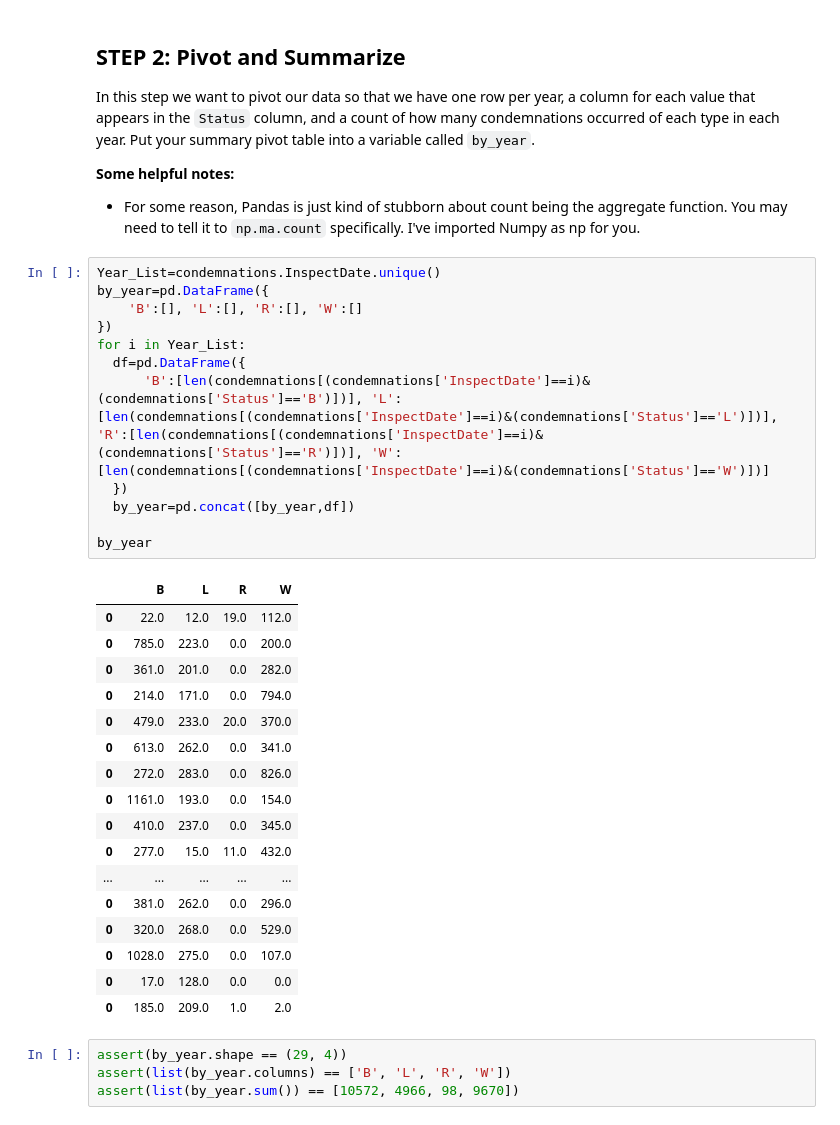
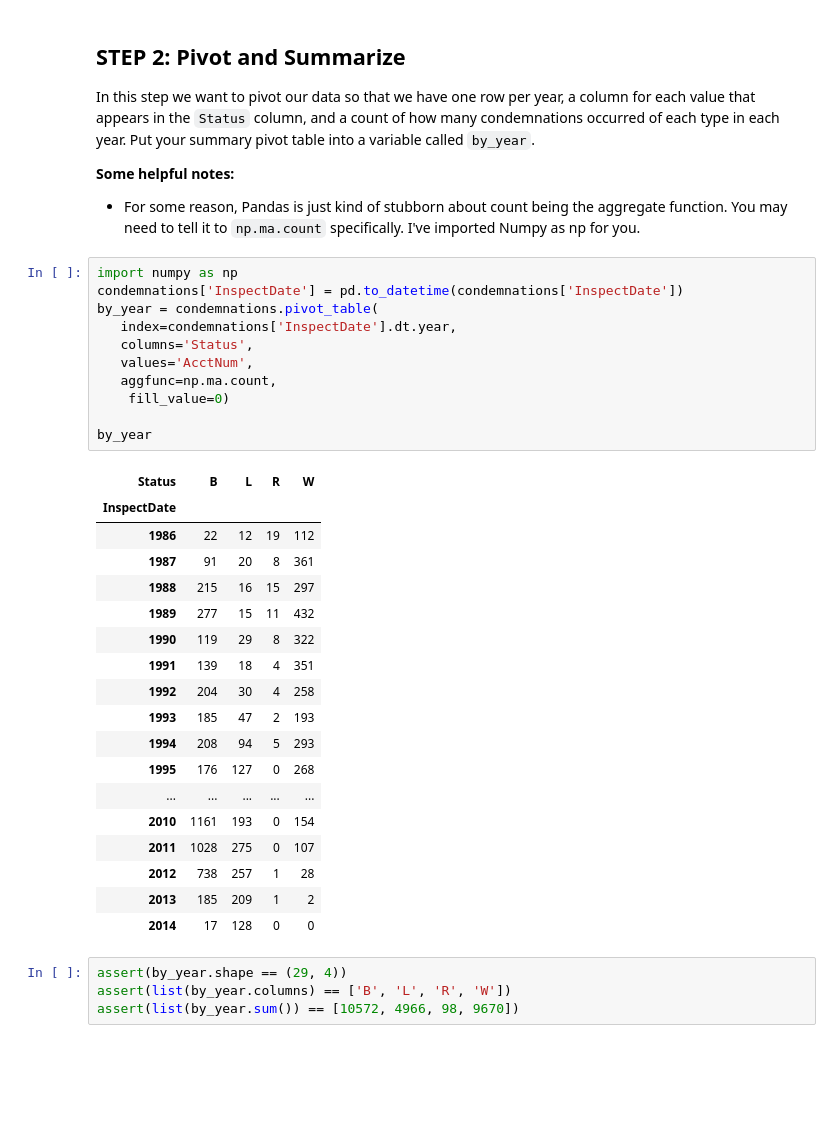
Before and after one commit to 001292420/hds5210-2023, a Jupyter notebook: week12/week12_assignment_2.ipynb, the cells around one changed output. Drawn from its saved outputs; the diff is of its cells as text; blank space fills up the shorter version.

```diff
--- a/week12/week12_assignment_2.ipynb
+++ b/week12/week12_assignment_2.ipynb
@@ -53,36 +52,36 @@ In this step we want to pivot our data so that we have one row per year, a colum
 
 **Some helpful notes:**
 * For some reason, Pandas is just kind of stubborn about count being the aggregate function.  You may need to tell it to `np.ma.count` specifically.  I've imported Numpy as np for you.
-# %%
-Year_List=condemnations.InspectDate.unique()
-by_year=pd.DataFrame({
-    'B':[], 'L':[], 'R':[], 'W':[]
-})
-for i in Year_List:
-  df=pd.DataFrame({
-      'B':[len(condemnations[(condemnations['InspectDate']==i)&(condemnations['Status']=='B')])], 'L':[len(condemnations[(condemnations['InspectDate']==i)&(condemnations['Status']=='L')])], 'R':[len(condemnations[(condemnations['InspectDate']==i)&(condemnations['Status']=='R')])], 'W':[len(condemnations[(condemnations['InspectDate']==i)&(condemnations['Status']=='W')])]
-  })
-  by_year=pd.concat([by_year,df])
-
-by_year
-# %% [output]
-|  | B | L | R | W |
-| 0 | 22.0 | 12.0 | 19.0 | 112.0 |
-| 0 | 785.0 | 223.0 | 0.0 | 200.0 |
-| 0 | 361.0 | 201.0 | 0.0 | 282.0 |
-| 0 | 214.0 | 171.0 | 0.0 | 794.0 |
-| 0 | 479.0 | 233.0 | 20.0 | 370.0 |
-| 0 | 613.0 | 262.0 | 0.0 | 341.0 |
-| 0 | 272.0 | 283.0 | 0.0 | 826.0 |
-| 0 | 1161.0 | 193.0 | 0.0 | 154.0 |
-| 0 | 410.0 | 237.0 | 0.0 | 345.0 |
-| 0 | 277.0 | 15.0 | 11.0 | 432.0 |
-| ... | ... | ... | ... | ... |
-| 0 | 381.0 | 262.0 | 0.0 | 296.0 |
-| 0 | 320.0 | 268.0 | 0.0 | 529.0 |
-| 0 | 1028.0 | 275.0 | 0.0 | 107.0 |
-| 0 | 17.0 | 128.0 | 0.0 | 0.0 |
-| 0 | 185.0 | 209.0 | 1.0 | 2.0 |
+# %%
+import numpy as np
+condemnations['InspectDate'] = pd.to_datetime(condemnations['InspectDate'])
+by_year = condemnations.pivot_table(
+   index=condemnations['InspectDate'].dt.year,
+   columns='Status',
+   values='AcctNum',
+   aggfunc=np.ma.count,
+    fill_value=0)
+
+by_year
+# %% [output]
+| Status | B | L | R | W |
+| InspectDate |  |  |  |  |
+| 1986 | 22 | 12 | 19 | 112 |
+| 1987 | 91 | 20 | 8 | 361 |
+| 1988 | 215 | 16 | 15 | 297 |
+| 1989 | 277 | 15 | 11 | 432 |
+| 1990 | 119 | 29 | 8 | 322 |
+| 1991 | 139 | 18 | 4 | 351 |
+| 1992 | 204 | 30 | 4 | 258 |
+| 1993 | 185 | 47 | 2 | 193 |
+| 1994 | 208 | 94 | 5 | 293 |
+| 1995 | 176 | 127 | 0 | 268 |
+| ... | ... | ... | ... | ... |
+| 2010 | 1161 | 193 | 0 | 154 |
+| 2011 | 1028 | 275 | 0 | 107 |
+| 2012 | 738 | 257 | 1 | 28 |
+| 2013 | 185 | 209 | 1 | 2 |
+| 2014 | 17 | 128 | 0 | 0 |
 # %%
 assert(by_year.shape == (29, 4))
 assert(list(by_year.columns) == ['B', 'L', 'R', 'W'])
```
Also changed, not shown: parts of 6 cells of this notebook.
